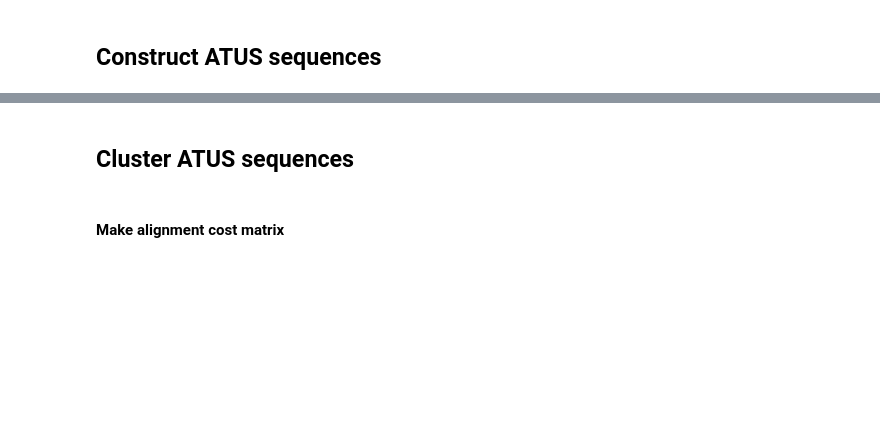
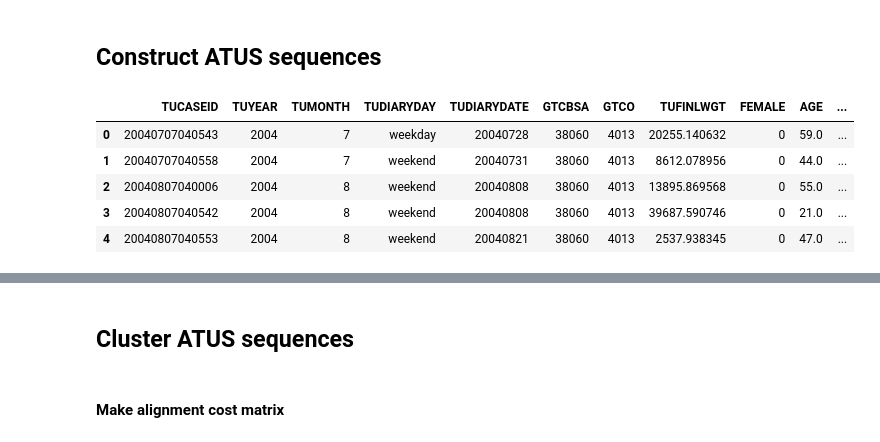
Before and after one commit to unchitta/mob-calibrate, a Jupyter notebook: examples/02_process_atus.ipynb, the cells around one changed output, grey strips where cells are left out. Cells and saved outputs as stored; diff of their text form; code cells hidden in the pictures; blank space fills up the shorter version.

```diff
--- a/examples/02_process_atus.ipynb
+++ b/examples/02_process_atus.ipynb
@@ -16,0 +41,9 @@ from plotting import cluster_tempogram_weighted
+# %%
+resp.head()
+# %% [output]
+|  | TUCASEID | TUYEAR | TUMONTH | TUDIARYDAY | TUDIARYDATE | GTCBSA | GTCO | TUFINLWGT | FEMALE | AGE | ... |
+| 0 | 20040707040543 | 2004 | 7 | weekday | 20040728 | 38060 | 4013 | 20255.140632 | 0 | 59.0 | ... |
+| 1 | 20040707040558 | 2004 | 7 | weekend | 20040731 | 38060 | 4013 | 8612.078956 | 0 | 44.0 | ... |
+| 2 | 20040807040006 | 2004 | 8 | weekend | 20040808 | 38060 | 4013 | 13895.869568 | 0 | 55.0 | ... |
+| 3 | 20040807040542 | 2004 | 8 | weekend | 20040808 | 38060 | 4013 | 39687.590746 | 0 | 21.0 | ... |
+| 4 | 20040807040553 | 2004 | 8 | weekend | 20040821 | 38060 | 4013 | 2537.938345 | 0 | 47.0 | ... |
```
Also changed, not shown: parts of 10 cells of this notebook, 5 other files.
